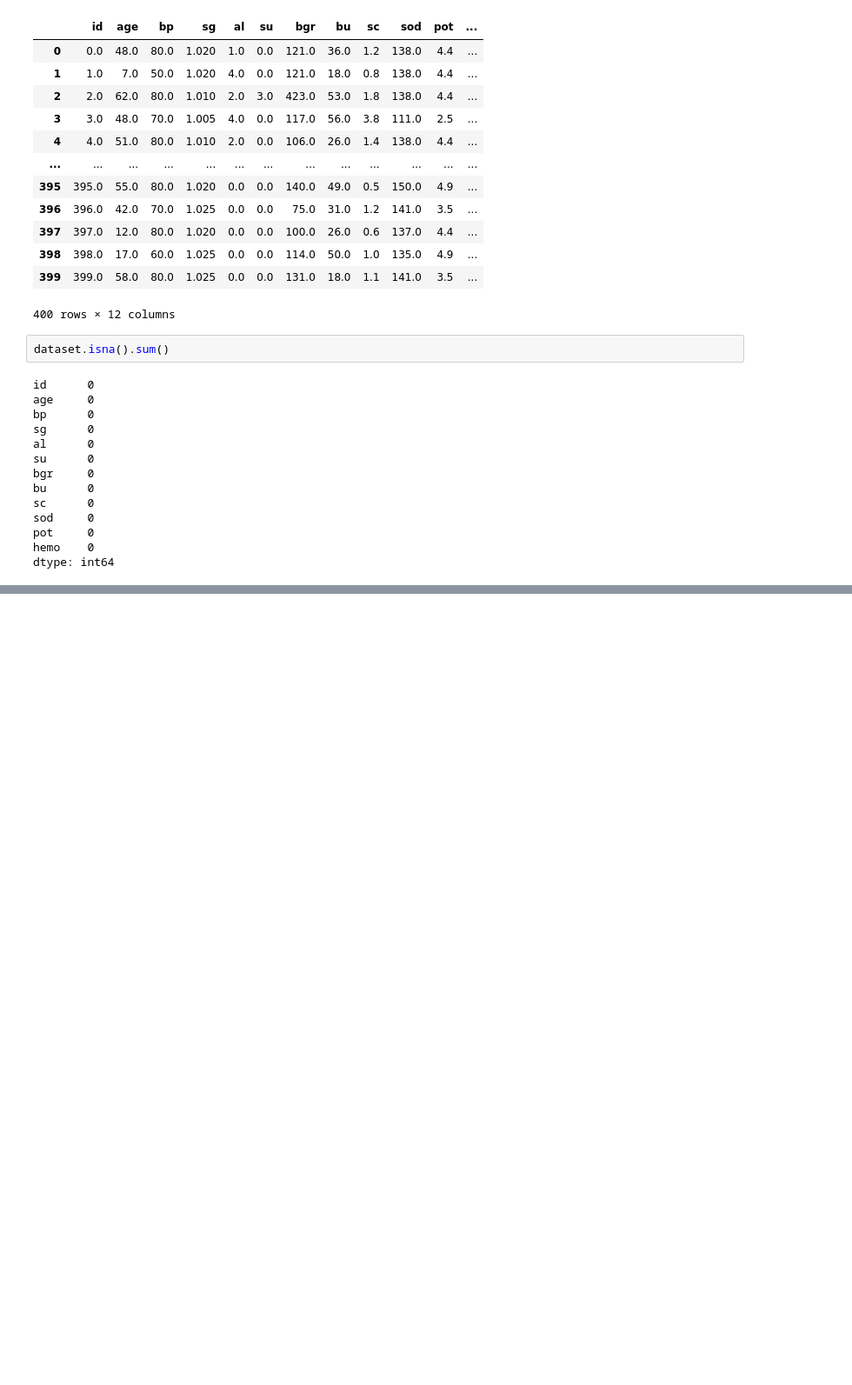
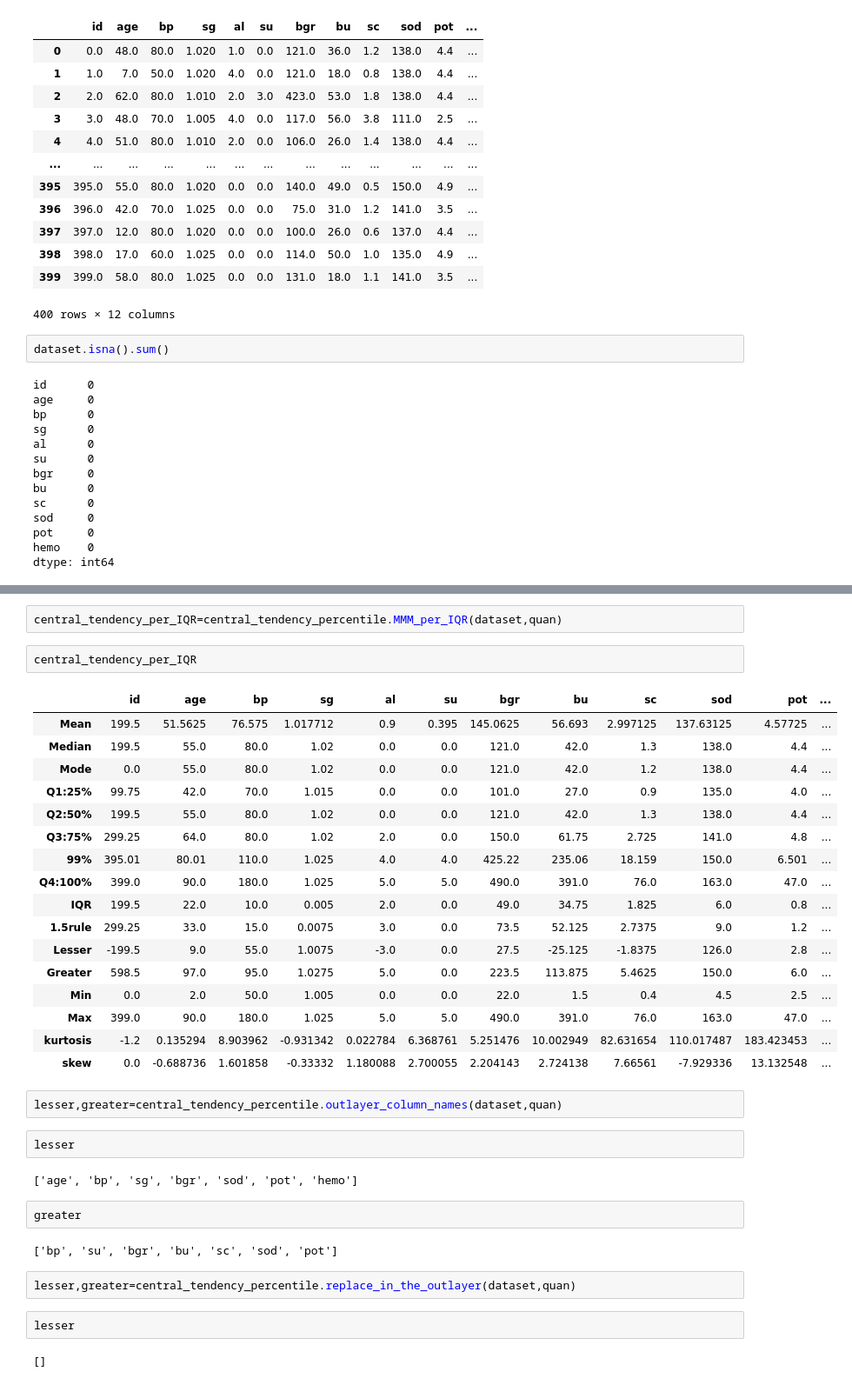
Before and after one commit to Muthumk123/DataScience-Week-5, a Jupyter notebook: Data_preprocessing_assessment.ipynb, the cells around one changed output, grey strips where cells are left out. Shown at 87% size. Saved outputs shown, nothing was run; the diff lists cells and outputs as text; blank space fills up the shorter version.

```diff
--- a/Data_preprocessing_assessment.ipynb
+++ b/Data_preprocessing_assessment.ipynb
@@ -119,0 +149,38 @@ dtype: int64
+# %%
+central_tendency_per_IQR=central_tendency_percentile.MMM_per_IQR(dataset,quan)
+# %%
+central_tendency_per_IQR
+# %% [output]
+|  | id | age | bp | sg | al | su | bgr | bu | sc | sod | pot | ... |
+| Mean | 199.5 | 51.5625 | 76.575 | 1.017712 | 0.9 | 0.395 | 145.0625 | 56.693 | 2.997125 | 137.63125 | 4.57725 | ... |
+| Median | 199.5 | 55.0 | 80.0 | 1.02 | 0.0 | 0.0 | 121.0 | 42.0 | 1.3 | 138.0 | 4.4 | ... |
+| Mode | 0.0 | 55.0 | 80.0 | 1.02 | 0.0 | 0.0 | 121.0 | 42.0 | 1.2 | 138.0 | 4.4 | ... |
+| Q1:25% | 99.75 | 42.0 | 70.0 | 1.015 | 0.0 | 0.0 | 101.0 | 27.0 | 0.9 | 135.0 | 4.0 | ... |
+| Q2:50% | 199.5 | 55.0 | 80.0 | 1.02 | 0.0 | 0.0 | 121.0 | 42.0 | 1.3 | 138.0 | 4.4 | ... |
+| Q3:75% | 299.25 | 64.0 | 80.0 | 1.02 | 2.0 | 0.0 | 150.0 | 61.75 | 2.725 | 141.0 | 4.8 | ... |
+| 99% | 395.01 | 80.01 | 110.0 | 1.025 | 4.0 | 4.0 | 425.22 | 235.06 | 18.159 | 150.0 | 6.501 | ... |
+| Q4:100% | 399.0 | 90.0 | 180.0 | 1.025 | 5.0 | 5.0 | 490.0 | 391.0 | 76.0 | 163.0 | 47.0 | ... |
+| IQR | 199.5 | 22.0 | 10.0 | 0.005 | 2.0 | 0.0 | 49.0 | 34.75 | 1.825 | 6.0 | 0.8 | ... |
+| 1.5rule | 299.25 | 33.0 | 15.0 | 0.0075 | 3.0 | 0.0 | 73.5 | 52.125 | 2.7375 | 9.0 | 1.2 | ... |
+| Lesser | -199.5 | 9.0 | 55.0 | 1.0075 | -3.0 | 0.0 | 27.5 | -25.125 | -1.8375 | 126.0 | 2.8 | ... |
+| Greater | 598.5 | 97.0 | 95.0 | 1.0275 | 5.0 | 0.0 | 223.5 | 113.875 | 5.4625 | 150.0 | 6.0 | ... |
+| Min | 0.0 | 2.0 | 50.0 | 1.005 | 0.0 | 0.0 | 22.0 | 1.5 | 0.4 | 4.5 | 2.5 | ... |
+| Max | 399.0 | 90.0 | 180.0 | 1.025 | 5.0 | 5.0 | 490.0 | 391.0 | 76.0 | 163.0 | 47.0 | ... |
+| kurtosis | -1.2 | 0.135294 | 8.903962 | -0.931342 | 0.022784 | 6.368761 | 5.251476 | 10.002949 | 82.631654 | 110.017487 | 183.423453 | ... |
+| skew | 0.0 | -0.688736 | 1.601858 | -0.33332 | 1.180088 | 2.700055 | 2.204143 | 2.724138 | 7.66561 | -7.929336 | 13.132548 | ... |
+# %%
+lesser,greater=central_tendency_percentile.outlayer_column_names(dataset,quan)
+# %%
+lesser
+# %% [output]
+['age', 'bp', 'sg', 'bgr', 'sod', 'pot', 'hemo']
+# %%
+greater
+# %% [output]
+['bp', 'su', 'bgr', 'bu', 'sc', 'sod', 'pot']
+# %%
+lesser,greater=central_tendency_percentile.replace_in_the_outlayer(dataset,quan)
+# %%
+lesser
+# %% [output]
+[]
```
Also changed, not shown: parts of 14 cells of this notebook, 1 other file.
